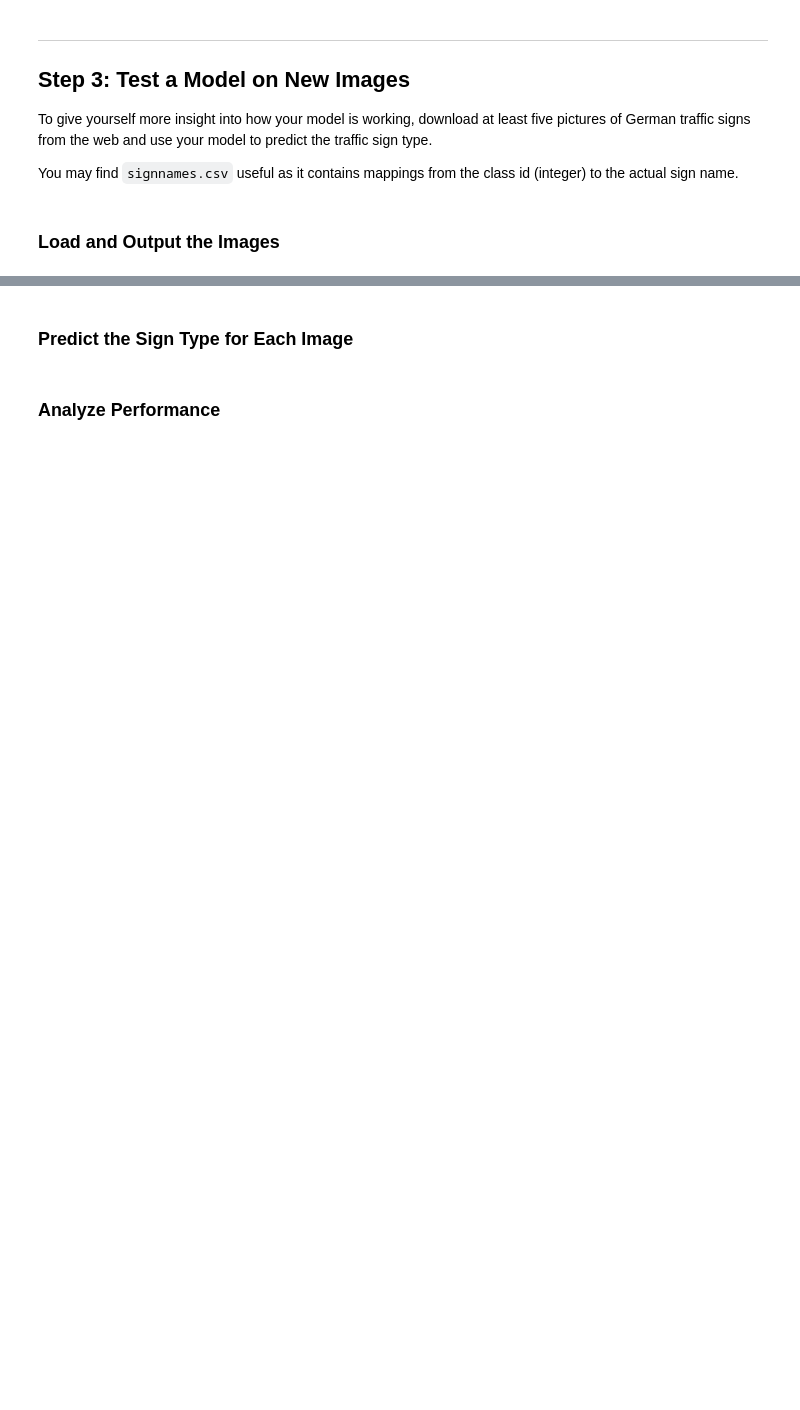
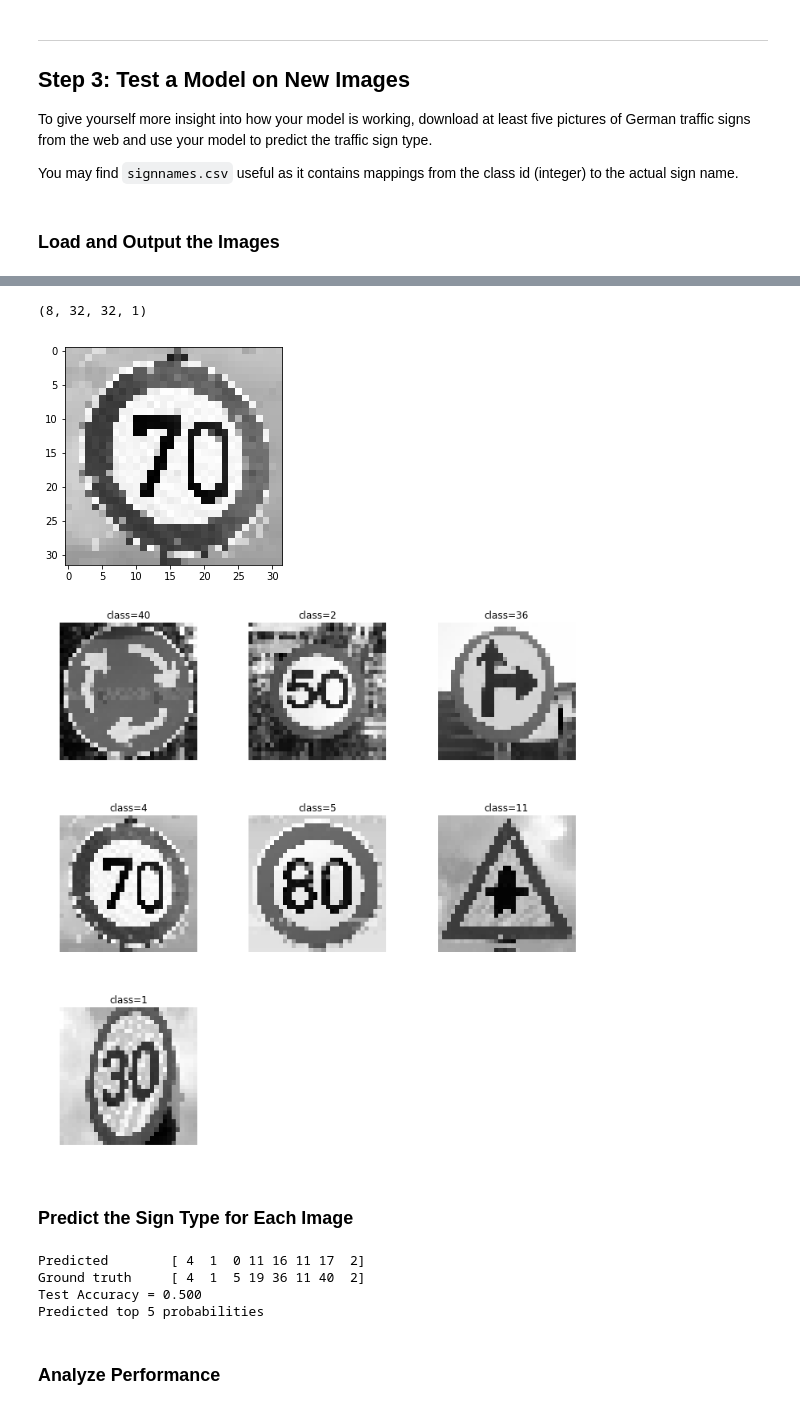
Before and after one commit to var7/CarND-Traffic-Sign-Classifier-Project, a Jupyter notebook: Traffic_Sign_Classifier.ipynb, the cells around one changed output, grey strips where cells are left out. Cells and saved outputs as stored; diff of their text form; code cells hidden in the pictures; blank space fills up the shorter version.

```diff
--- a/Traffic_Sign_Classifier.ipynb
+++ b/Traffic_Sign_Classifier.ipynb
@@ -419,6 +373,6 @@ ValueError: Found input variables with inconsistent numbers of samples: [34799,
 # %%
 # shuffle the data
-X_train_shuff, y_train_shuff = shuffle(X_train, y_train)
-X_train_norm_shuff, y_train_norm_shuff = shuffle(X_train_norm, y_train)
+# X_train_shuff, y_train_shuff = shuffle(X_train, y_train)
+X_train_norm_shuff, y_train_norm_shuff = shuffle(X_train_norm, y_train_aug)
 # %%
 X_train_norm.shape
@@ -427,7 +383,7 @@ X_train_norm.shape
 # %%
 import tensorflow as tf
 
-EPOCHS = 30
+EPOCHS = 100
 BATCH_SIZE = 128
 # %%
 from tensorflow.contrib.layers import flatten
@@ -515,7 +471,7 @@ x = tf.placeholder(tf.float32, (None, 32, 32, 1), name='x')
 y = tf.placeholder(tf.int32, (None), name='y')
 one_hot_y = tf.one_hot(y, 43, name='onehoty')
 # %%
-rate = 0.001
+rate = 0.0009
 
 logits = LeNet(x)
 cross_entropy = tf.nn.softmax_cross_entropy_with_logits(labels=one_hot_y, logits=logits)
@@ -545,6 +503,7 @@ with tf.Session() as sess:
 
     print("Training...")
     print()
+    valid_acc = []
     for i in range(EPOCHS):
         X_train, y_train = shuffle(X_train_norm_shuff, y_train_norm_shuff)
         for offset in range(0, num_examples, BATCH_SIZE):
@@ -555,7 +514,8 @@ with tf.Session() as sess:
         validation_accuracy = evaluate(X_valid_norm, y_valid)
         print("EPOCH {} ...".format(i+1))
         print("Validation Accuracy = {:.3f}".format(validation_accuracy))
+        valid_acc.append(validation_accuracy)
         print()
 
-    saver.save(sess, './myModel')
+    saver.save(sess, './modelwithaugdata')
     print("Model saved")
@@ -617,18 +609,26 @@ for imgName in images:
 # %%
 # X_web_test = normalize_color(X_web_test)
-X_web_normalized = np.array([normalize_color(X_web_test[i]) for i in range(len(X_web_test))],
+X_web_gray = np.sum(X_web_test/3, axis=3, keepdims=True)
+X_web_normalized = np.array([normalize_color(X_web_gray[i]) for i in range(len(X_web_test))],
                           dtype = np.float32)
-y_web_test = np.array([4, 5, 19, 13, 40, 1, 40, 2])
+y_web_test = np.array([4, 1, 5, 19, 36, 11, 40, 2])
 # print(y_valid.shape)
 # print(y_web_test.shape)
-plt.imshow(X_web_normalized[0])
+print(X_web_normalized.shape)
+plt.imshow(X_web_normalized[0].squeeze(), cmap='gray')
+show_multiple_images(X_web_normalized, y_web_test, no_imgs=7, gray=True)
+# plt.imshow(X_train[np.where(y_train==36)], cmap='gray')
+# %% [output]
+(8, 32, 32, 1)
+[figure, added]
+[figure, added]
 # %% [markdown]
 ### Predict the Sign Type for Each Image
 # %%
 ### Run the predictions here and use the model to output the prediction for each image.
 ### Make sure to pre-process the images with the same pre-processing pipeline used earlier.
 with tf.Session() as sess:
-    new_saver = tf.train.import_meta_graph('myModel.meta')
+    new_saver = tf.train.import_meta_graph('modelwithaugdata.meta')
     new_saver.restore(sess, tf.train.latest_checkpoint('.'))
 
     # access tensors by name
@@ -636,9 +636,18 @@ with tf.Session() as sess:
     logits = tf.get_default_graph().get_tensor_by_name("logits:0")
 
     # run some operations
-    predicted_logits = sess.run(logits, feed_dict = {x: X_test_normalized[1:100]})
-    print(np.argmax(predicted_logits, 1))
+    predicted_logits = sess.run(logits, feed_dict = {x: X_web_normalized})
+    print("Predicted \t", np.argmax(predicted_logits, 1))
+    print("Ground truth\t", y_web_test)
     test_accuracy = evaluate(X_web_normalized, y_web_test)
     print("Test Accuracy = {:.3f}".format(test_accuracy))
+#     print("Predicted top 5 probabilities")
+    top5 = sess.run(tf.nn.top_k(tf.constant(predicted_logits), k=5))
+#     print(top5[0])
+# %% [output]
+Predicted        [ 4  1  0 11 16 11 17  2]
+Ground truth     [ 4  1  5 19 36 11 40  2]
+Test Accuracy = 0.500
+Predicted top 5 probabilities
 # %% [markdown]
 ### Analyze Performance
```
Also changed, not shown: parts of 18 cells of this notebook, 4 other files.
